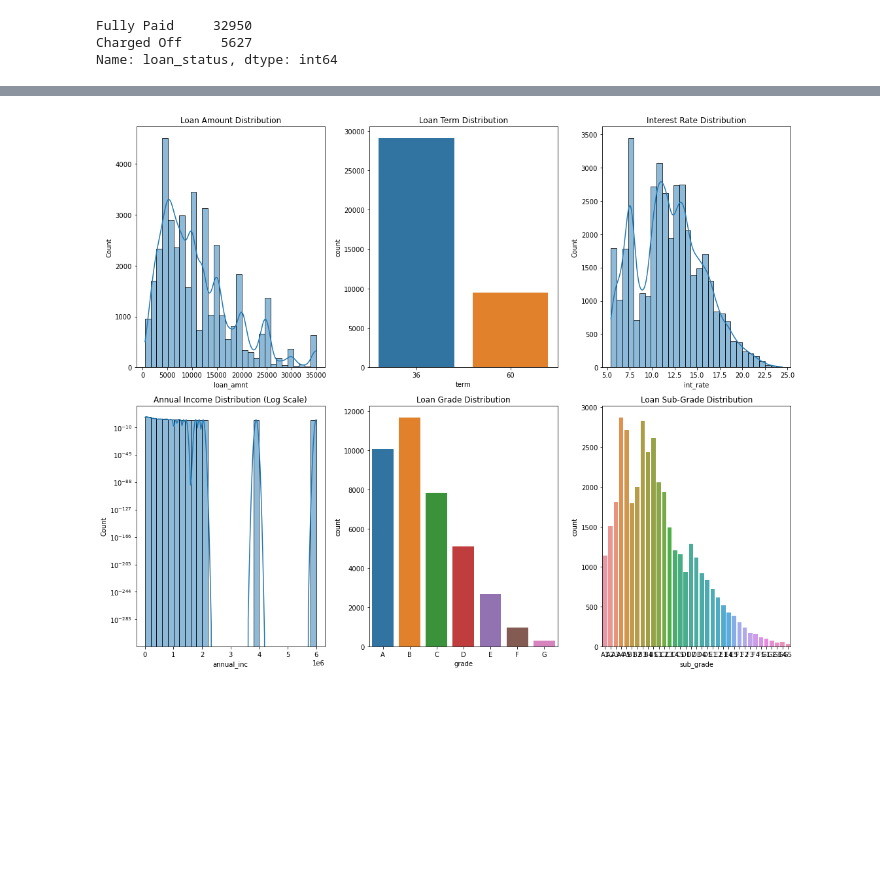
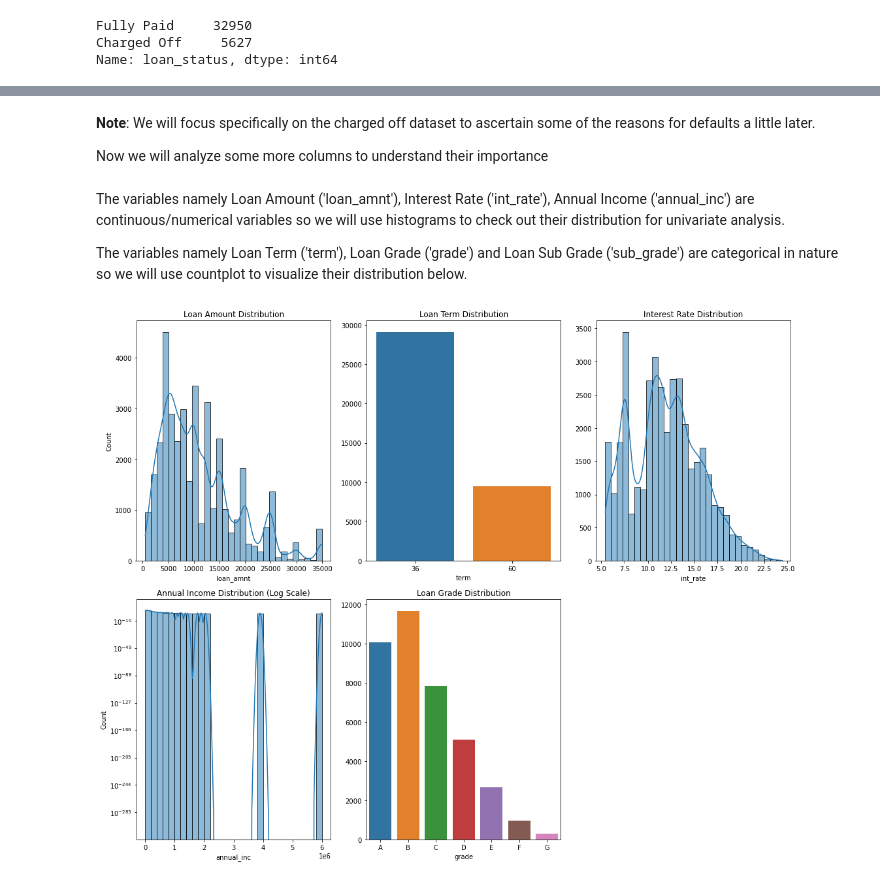
Before and after one commit to abym-droid/upgrad-lending-club-case-study, a Jupyter notebook: Abhishek_Mukherjee.ipynb, the cells around one changed output, grey strips where cells are left out. Saved outputs shown, nothing was run; the diff lists cells and outputs as text; code cells hidden in the pictures; blank space fills up the shorter version.

Commit message:
Added Univariate analysis with data visualizations for few numeric and categorical variables and did outlier detection

```diff
--- a/Abhishek_Mukherjee.ipynb
+++ b/Abhishek_Mukherjee.ipynb
@@ -368,39 +379,43 @@ Name: loan_status, dtype: int64
+# %% [markdown]
+**Note**: We will focus specifically on the charged off dataset to ascertain some of the reasons for defaults a little later.
+
+Now we will analyze some more columns to understand their importance
+# %% [markdown]
+The variables namely Loan Amount ('loan_amnt'), Interest Rate ('int_rate'), Annual Income ('annual_inc') are continuous/numerical variables so we will use histograms to check out their distribution for univariate analysis.
+
+The variables namely Loan Term ('term'), Loan Grade ('grade') and Loan Sub Grade ('sub_grade') are categorical in nature so we will use countplot to visualize their distribution below.
 # %%
-# Lets also analyze some more columns and see their distribution
-plt.figure(figsize=(15, 12))
+# Lets check out the visualizations of the aforementioned variables distribution
+plt.figure(figsize=[15, 12])
 
 # Loan Amount Distribution
 plt.subplot(2, 3, 1)
-sns.histplot(loan_df_filtered['loan_amnt'], bins=30, kde=True)
+sns.histplot(data=loan_df_filtered, x='loan_amnt', bins=30, kde=True)
 plt.title('Loan Amount Distribution')
 
 # Term Distribution
 plt.subplot(2, 3, 2)
-sns.countplot(x='term', data=loan_df_filtered)
+sns.countplot(data=loan_df_filtered, x='term' ).set(ylabel=None)
 plt.title('Loan Term Distribution')
 
 # Interest Rate Distribution
 plt.subplot(2, 3, 3)
-sns.histplot(loan_df_filtered['int_rate'], bins=30, kde=True)
+sns.histplot(data=loan_df_filtered, x='int_rate', bins=30, kde=True).set(ylabel=None)
 plt.title('Interest Rate Distribution')
 
 # Annual Income Distribution (log scale for clarity)
 plt.subplot(2, 3, 4)
-sns.histplot(loan_df_filtered['annual_inc'], bins=30, kde=True)
+sns.histplot(data=loan_df_filtered, x='annual_inc', bins=30, kde=True)
 plt.yscale('log')
 plt.title('Annual Income Distribution (Log Scale)')
 
 # Loan Grade Distribution
 plt.subplot(2, 3, 5)
-sns.countplot(x='grade', data=loan_df_filtered, order=sorted(loan_df_filtered['grade'].unique()))
+sns.countplot(data=loan_df_filtered, x='grade', order=sorted(loan_df_filtered['grade'].unique())).set(ylabel=None)
 plt.title('Loan Grade Distribution')
 
-# Loan Sub-Grade Distribution
-plt.subplot(2, 3, 6)
-sns.countplot(x='sub_grade', data=loan_df_filtered, order=sorted(loan_df_filtered['sub_grade'].unique()))
-plt.title('Loan Sub-Grade Distribution')
 
 plt.tight_layout()
 plt.show()
 # %% [output]
-[figure, old version]
+[figure, new version]
```
Also changed, not shown: parts of 26 cells of this notebook.
